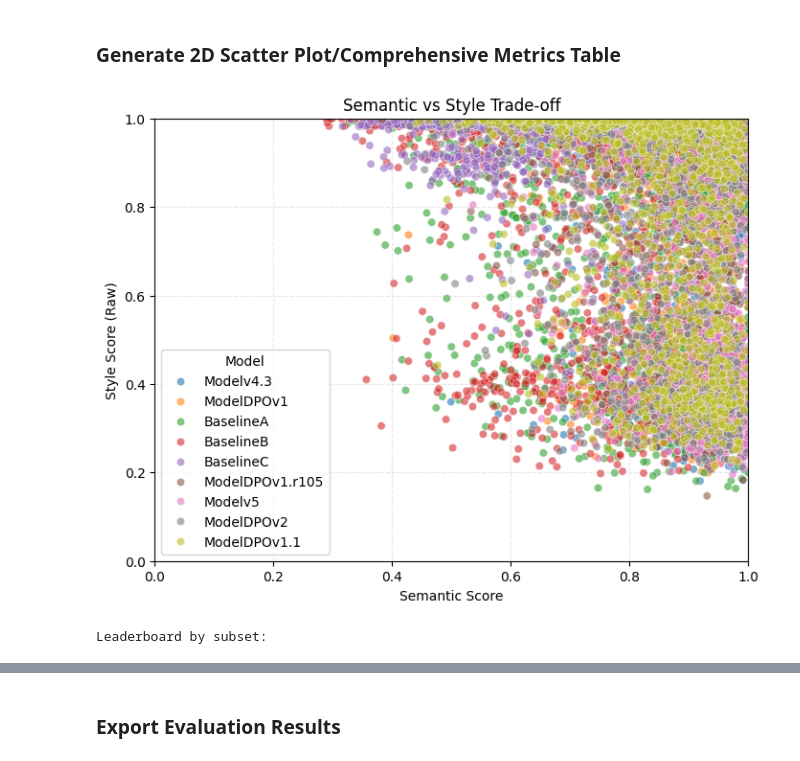
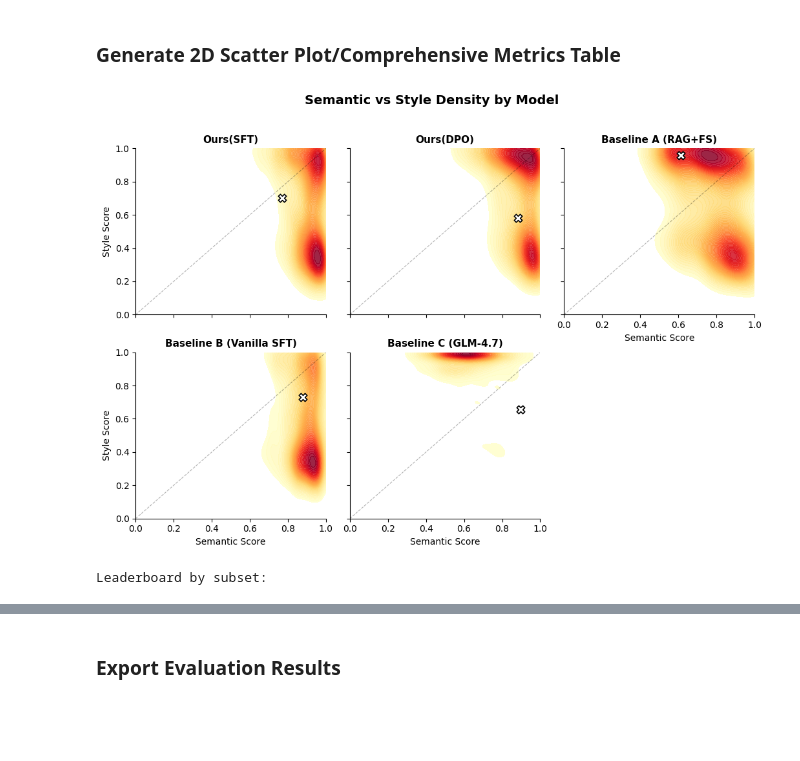
Before and after one commit to Moemu/OtakuLab, a Jupyter notebook: notebooks/33_eval_automated.ipynb, the cells around one changed output, grey strips where cells are left out. Saved outputs shown, nothing was run; the diff lists cells and outputs as text; code cells hidden in the pictures; blank space fills up the shorter version.

```diff
--- a/notebooks/33_eval_automated.ipynb
+++ b/notebooks/33_eval_automated.ipynb
@@ -558,21 +680,88 @@ Model: Modelv4.3
 # %%
 import matplotlib.pyplot as plt
 import seaborn as sns
+import numpy as np
 
-FIGURE_SAVE_PATH = Path("./LaTex/figures/Figure5.1.v2.pdf")
+FIGURE_SAVE_PATH = Path("./LaTex/figures/Figure5.1.pdf")
 FIGURE_SAVE_PATH.parent.mkdir(parents=True, exist_ok=True)
 
-# 图表 3.1：二维散点图 (Semantic vs Style)
-plt.figure(figsize=(8, 6))
-sns.scatterplot(data=df_results, x="semantic_score", y="style_score", hue="model", alpha=0.6)
-plt.xlabel("Semantic Score")
-plt.ylabel("Style Score (Raw)")
-plt.title("Semantic vs Style Trade-off")
-plt.xlim(0, 1)
-plt.ylim(0, 1)
-plt.legend(title="Model")
-plt.grid(True, linestyle="--", alpha=0.3)
-plt.savefig(FIGURE_SAVE_PATH)
+# 图表 5.1：分面密度图 (Facet Grid) —— 每个模型独立子图，避免线条重叠
+# 过滤掉数据点过少的模型
+model_counts = df_results["model"].value_counts()
+valid_models = model_counts[model_counts >= 10].index.tolist()
+df_plot = df_results[df_results["model"].isin(valid_models)].copy()
+
+# 统一模型名称
+model_name_map = {
+    "Ours(SFT)": "Ours(SFT)",
+    "Ours(DPO)": "Ours(DPO)",
+    "BaselineA": "Baseline A (RAG+FS)",
+    "BaselineB": "Baseline B (Vanilla SFT)",
+    "BaselineC": "Baseline C (GLM-4.7)",
+}
+df_plot["model"] = df_plot["model"].map(model_name_map).fillna(df_plot["model"])
+
+# 计算每个模型的均值，用于在子图中标注
+df_means = (
+    df_plot.groupby("model", as_index=False)
+    .agg(semantic_mean=("semantic_score", "mean"), style_mean=("style_score", "mean"))
+)
+
+# 创建 FacetGrid：每行最多 3 个子图
+g = sns.FacetGrid(
+    df_plot,
+    col="model",
+    col_wrap=3,
+    height=3.5,
+    aspect=1.0,
+    sharex=True,
+    sharey=True,
+)
+
+# 在每个子图上绘制二维密度填充图 (KDE filled)
+g.map_dataframe(
+    sns.kdeplot,
+    x="semantic_score",
+    y="style_score",
+    fill=True,
+    thresh=0.05,
+    levels=50,
+    cmap="YlOrRd",
+    alpha=0.85,
+)
+
+# 叠加均值点
+for ax, (model, sub_df) in zip(g.axes.flat, df_plot.groupby("model")):
+    mean_sem = sub_df["semantic_score"].mean()
+    mean_sty = sub_df["style_score"].mean()
+    ax.scatter(
+        mean_sem, mean_sty,
+        c="white",
+        s=80,
+        marker="X",
+        edgecolors="black",
+        linewidths=1.2,
+        zorder=5,
+        label="Mean",
+    )
+    # 添加对角参考线 (Semantic == Style)
+    ax.plot([0, 1], [0, 1], "k--", alpha=0.3, linewidth=0.8)
+
+# 统一坐标轴标签和标题
+for ax in g.axes.flat:
+    ax.set_xlim(0, 1)
+    ax.set_ylim(0, 1)
+    ax.set_xlabel("Semantic Score")
+    ax.set_ylabel("Style Score")
+
+# 调整子图标题格式（去掉默认的 model = ...）
+g.set_titles(col_template="{col_name}", size=11, weight="bold")
+
+# 添加总标题
+plt.suptitle("Semantic vs Style Density by Model", y=1.02, fontsize=14, weight="bold")
+
+plt.tight_layout()
+plt.savefig(FIGURE_SAVE_PATH, bbox_inches="tight")
 plt.show()
 
 # 表格 3.2：整体综合指标表
@@ -581,33 +770,33 @@ df_leaderboard = (
     .agg(
         semantic_score=("semantic_score", "mean"),
         style_score_raw=("style_score", "mean"),
         h_score=("h_score", "mean"),
         valid_style_score=("valid_style_score", "mean"),
         n=("model", "size"),
     )
     .sort_values(by=["valid_style_score"], ascending=False)
     .round(4)
 )
 
 # 表格 3.3：按 subset 分组的综合指标表
 df_leaderboard_by_subset = (
     df_results.groupby(["subset", "model"], as_index=False)
     .agg(
         semantic_score=("semantic_score", "mean"),
         style_score_raw=("style_score", "mean"),
         h_score=("h_score", "mean"),
         valid_style_score=("valid_style_score", "mean"),
         n=("model", "size"),
     )
     .sort_values(by=["subset", "valid_style_score"], ascending=[True, False])
     .round(4)
 )
 
 print("\nLeaderboard by subset:")
 display(df_leaderboard_by_subset)
 
 df_leaderboard
 # %% [output]
-[figure, old version]
+[figure, new version]
 Leaderboard by subset:
 |  | subset | model | semantic_score | style_score_raw | h_score | valid_style_score | n |
```
Also changed, not shown: parts of 16 cells of this notebook, 8 other files.
